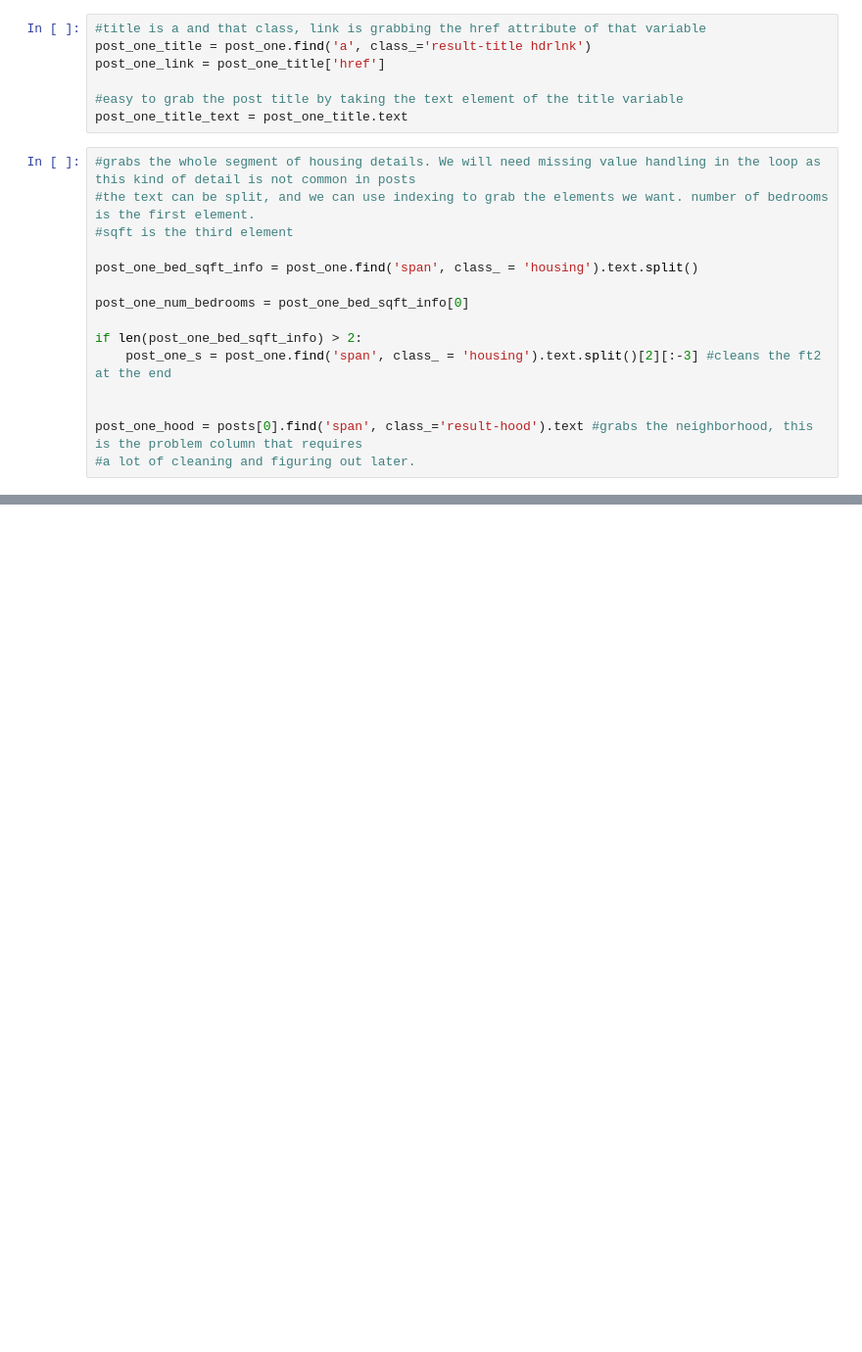
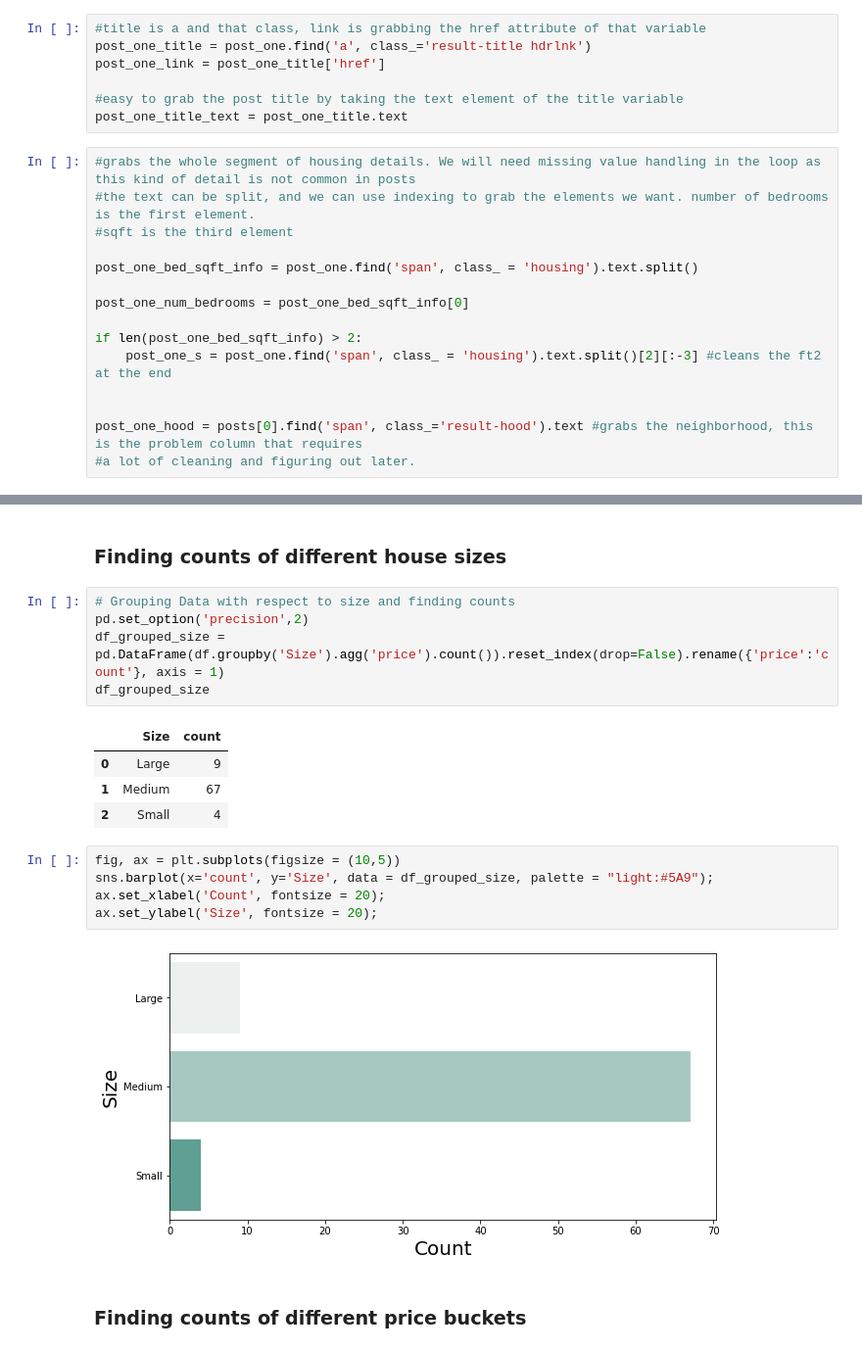
Before and after one commit to yyash/Real-Estate-Data-Analysis, a Jupyter notebook: Craigslist Scraper & Data Analysis.ipynb, the cells around one changed output, grey strips where cells are left out. Shown at 98% size. Saved outputs shown, nothing was run; the diff lists cells and outputs as text; blank space fills up the shorter version.

```diff
--- a/Craigslist Scraper & Data Analysis.ipynb
+++ b/Craigslist Scraper & Data Analysis.ipynb
@@ -263,0 +368,21 @@ None
+# %% [markdown]
+### Finding counts of different house sizes
+# %%
+# Grouping Data with respect to size and finding counts
+pd.set_option('precision',2)
+df_grouped_size = pd.DataFrame(df.groupby('Size').agg('price').count()).reset_index(drop=False).rename({'price':'count'}, axis = 1)
+df_grouped_size
+# %% [output]
+|  | Size | count |
+| 0 | Large | 9 |
+| 1 | Medium | 67 |
+| 2 | Small | 4 |
+# %%
+fig, ax = plt.subplots(figsize = (10,5))
+sns.barplot(x='count', y='Size', data = df_grouped_size, palette = "light:#5A9");
+ax.set_xlabel('Count', fontsize = 20);
+ax.set_ylabel('Size', fontsize = 20);
+# %% [output]
+[figure, added]
+# %% [markdown]
+### Finding counts of different price buckets
```
Also changed, not shown: parts of 19 cells of this notebook.
